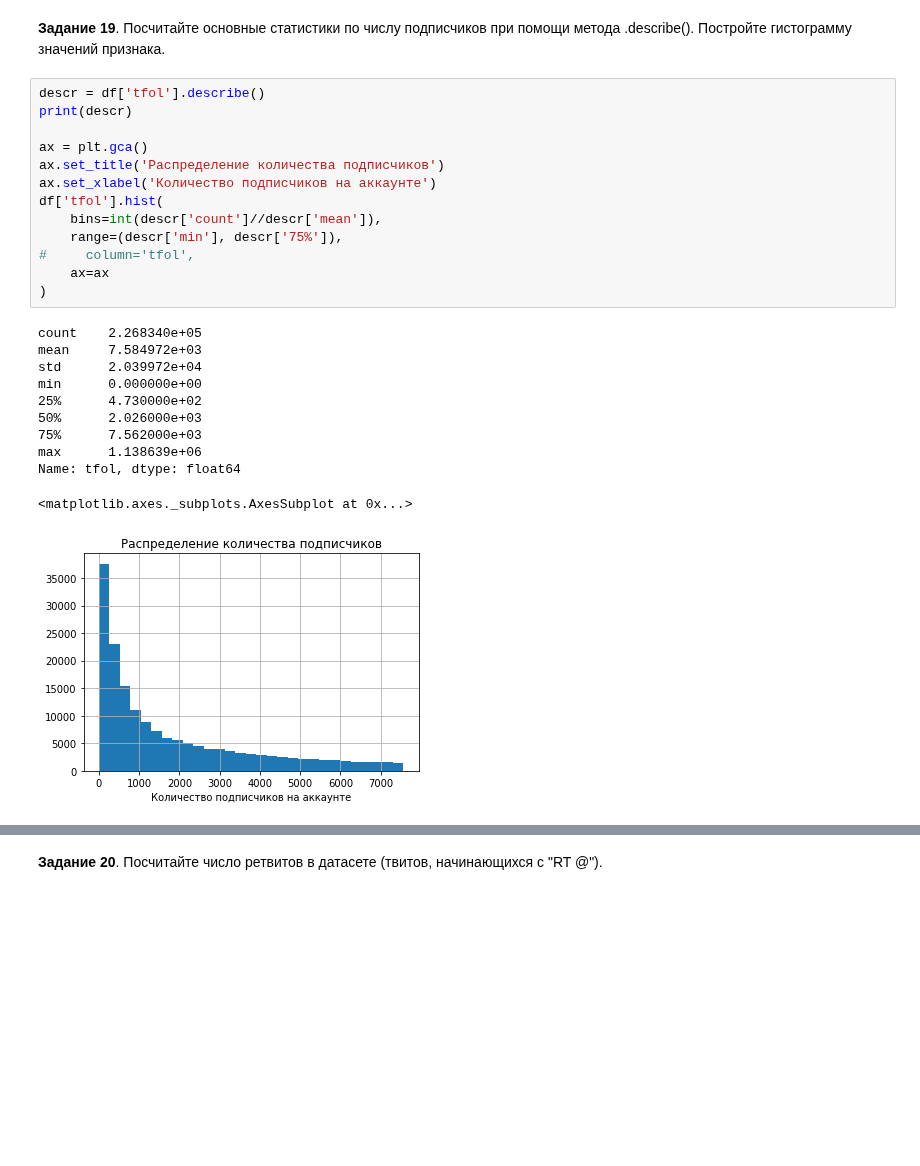
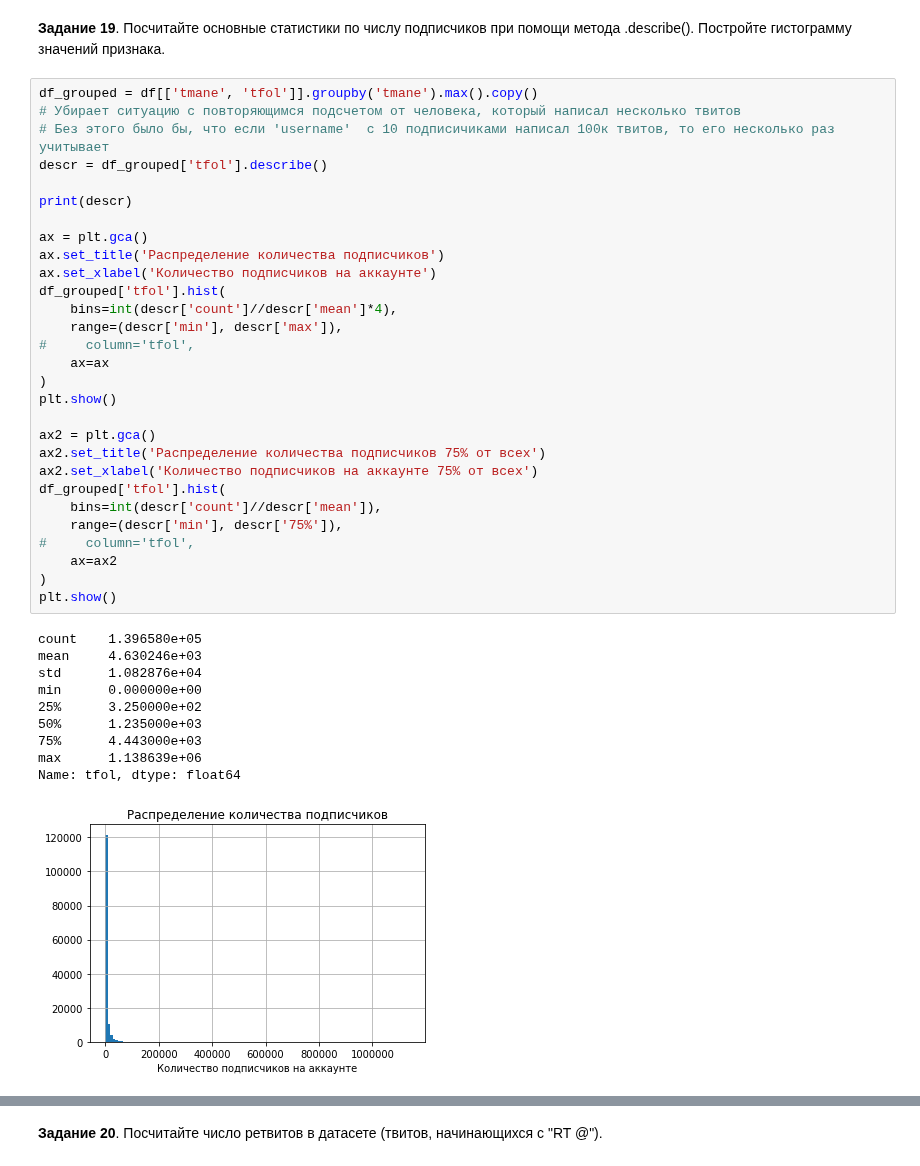
Before and after one commit to GorillazZz1/ml-course-hse-2020, a Jupyter notebook: hw1.ipynb, the cells around one changed output, grey strips where cells are left out. Cells and saved outputs as stored; diff of their text form; blank space fills up the shorter version.

```diff
--- a/hw1.ipynb
+++ b/hw1.ipynb
@@ -718,28 +716,43 @@ print(count_unique_users)
 139658
 # %% [markdown]
 __Задание 19__. Посчитайте основные статистики по числу подписчиков при помощи метода .describe(). Постройте гистограмму значений признака.
-# %%
-descr = df['tfol'].describe()
-print(descr)
-
-ax = plt.gca()
-ax.set_title('Распределение количества подписчиков')
-ax.set_xlabel('Количество подписчиков на аккаунте')
-df['tfol'].hist(
-    bins=int(descr['count']//descr['mean']),
-    range=(descr['min'], descr['75%']),
-#     column='tfol',
-    ax=ax
-)
-# %% [output]
-count    2.268340e+05
-mean     7.584972e+03
-std      2.039972e+04
-min      0.000000e+00
-25%      4.730000e+02
-50%      2.026000e+03
-75%      7.562000e+03
-max      1.138639e+06
-Name: tfol, dtype: float64
-<matplotlib.axes._subplots.AxesSubplot at 0x...>
-[figure, removed]
+# %%
+df_grouped = df[['tmane', 'tfol']].groupby('tmane').max().copy()
+# Убирает ситуацию с повторяющимся подсчетом от человека, который написал несколько твитов
+# Без этого было бы, что если 'username'  c 10 подписичиками написал 100к твитов, то его несколько раз учитывает
+descr = df_grouped['tfol'].describe()
+
+print(descr)
+
+ax = plt.gca()
+ax.set_title('Распределение количества подписчиков')
+ax.set_xlabel('Количество подписчиков на аккаунте')
+df_grouped['tfol'].hist(
+    bins=int(descr['count']//descr['mean']*4),
+    range=(descr['min'], descr['max']),
+#     column='tfol',
+    ax=ax
+)
+plt.show()
+
+ax2 = plt.gca()
+ax2.set_title('Распределение количества подписчиков 75% от всех')
+ax2.set_xlabel('Количество подписчиков на аккаунте 75% от всех')
+df_grouped['tfol'].hist(
+    bins=int(descr['count']//descr['mean']),
+    range=(descr['min'], descr['75%']),
+#     column='tfol',
+    ax=ax2
+)
+plt.show()
+# %% [output]
+count    1.396580e+05
+mean     4.630246e+03
+std      1.082876e+04
+min      0.000000e+00
+25%      3.250000e+02
+50%      1.235000e+03
+75%      4.443000e+03
+max      1.138639e+06
+Name: tfol, dtype: float64
+[figure, added]
```
Also changed, not shown: parts of 14 cells of this notebook.
